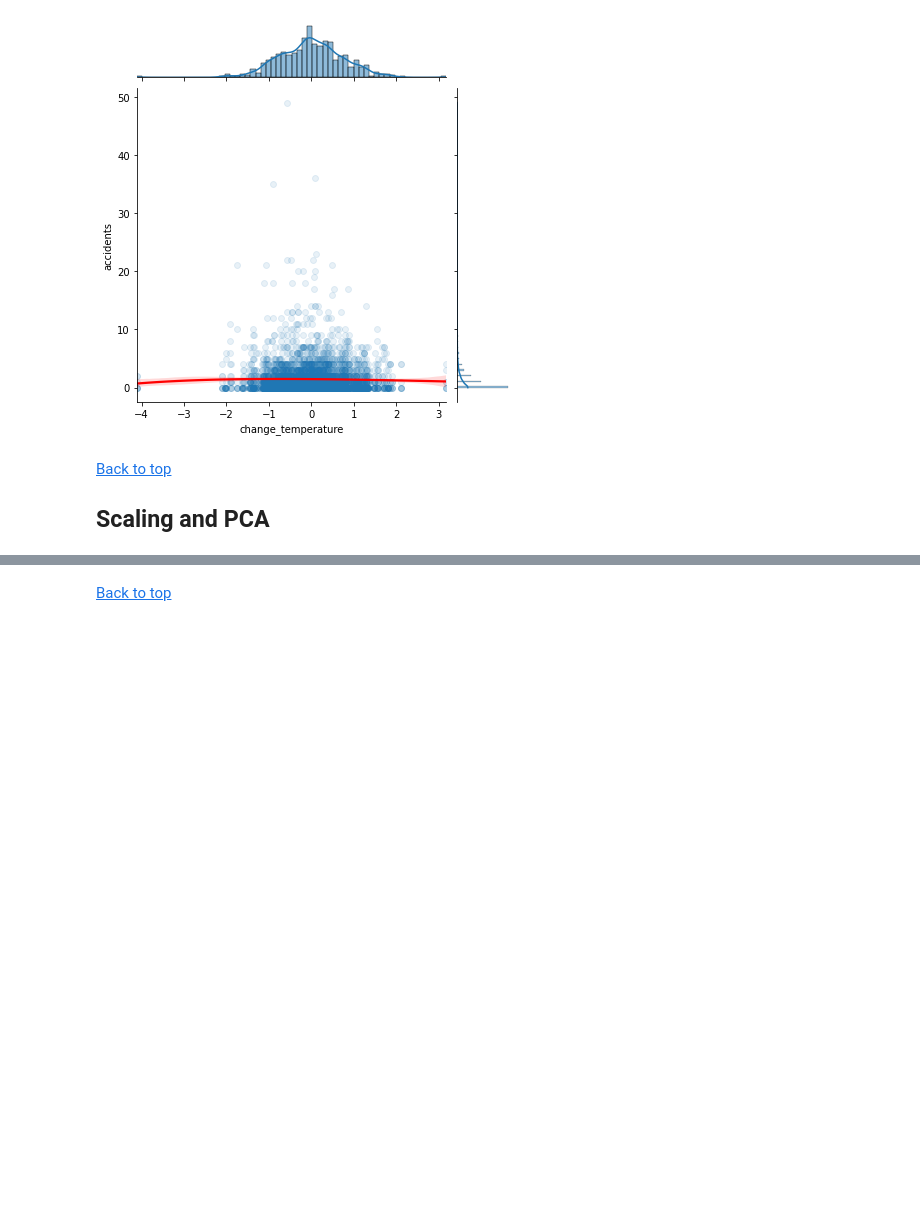
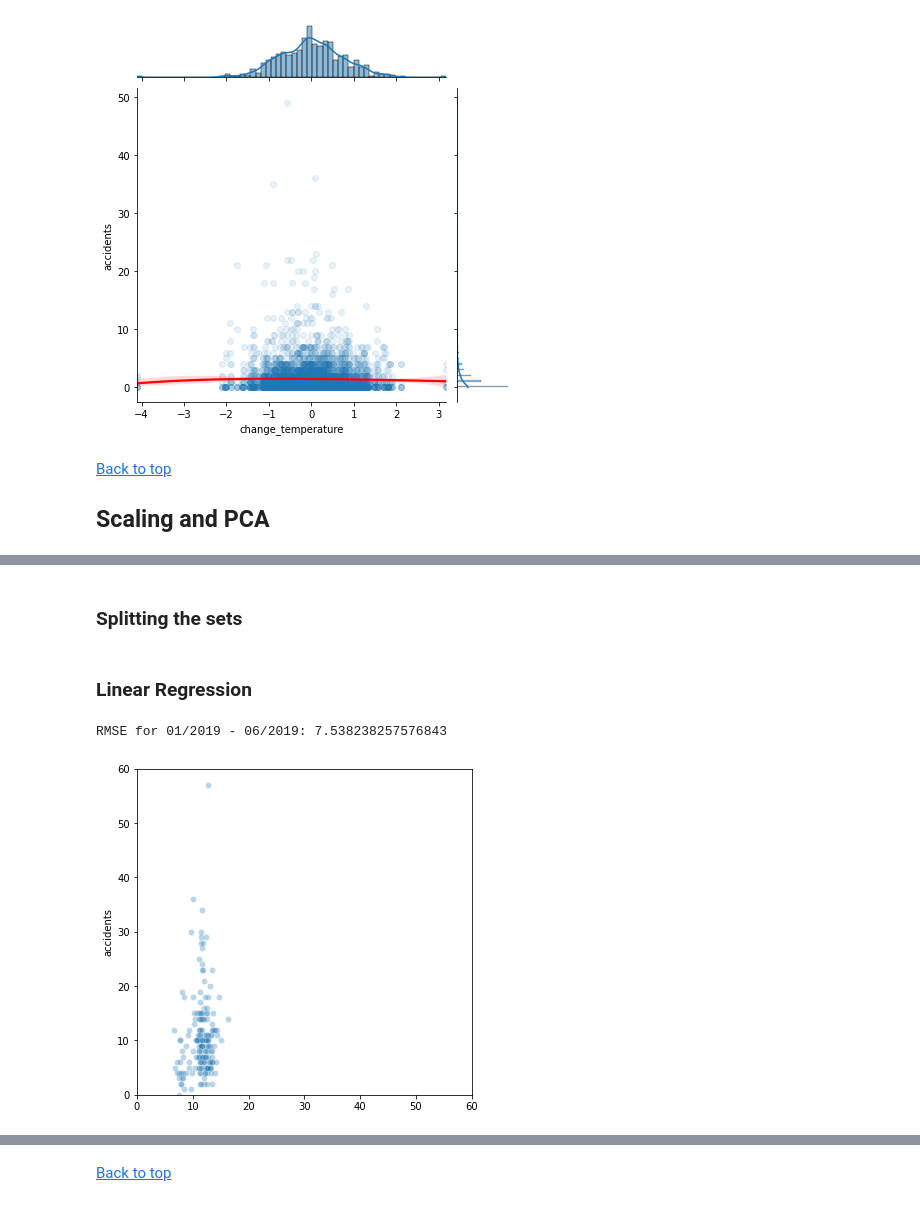
Before and after one commit to AndOleAnd/Capstone_N_A_P, a Jupyter notebook: Notebooks/Weather_EDA.ipynb, the cells around one changed output, grey strips where cells are left out. Saved outputs shown, nothing was run; the diff lists cells and outputs as text; code cells hidden in the pictures; blank space fills up the shorter version.

```diff
--- a/Notebooks/Weather_EDA.ipynb
+++ b/Notebooks/Weather_EDA.ipynb
@@ -456,0 +546,6 @@ X_pca = pca_decomposition.tranform(X_scaled)
+# %%
+# Adding column with 1 for sundays and holidays, 0 for working days
+df_combined_pca["sun_holiday"] = df_combined_pca["date"].apply(lambda x: 1 if (x.weekday() == 6) or (x in holidays.Kenya()) else 0)
+
+print(df_combined_pca.shape)
+df_combined_pca.head()
@@ -456,0 +560,28 @@ X_pca = pca_decomposition.tranform(X_scaled)
+# %% [markdown]
+### Splitting the sets
+# %%
+X_train = df_combined_pca[df_combined_pca["date"] < dt.date(2019, 7, 1)][[0, 1, 2, 3, 4, "sun_holiday"]]
+y_train = df_combined_pca[df_combined_pca["date"] < dt.date(2019, 7, 1)]["accidents"]
+
+X_test = df_combined_pca[(df_combined_pca["date"] >= dt.date(2019, 1, 1)) & (df_combined_pca["date"] < dt.date(2019, 7, 1))][[0, 1, 2, 3, 4, "sun_holiday"]]
+y_test = df_combined_pca[(df_combined_pca["date"] >= dt.date(2019, 1, 1)) & (df_combined_pca["date"] < dt.date(2019, 7, 1))]["accidents"]
+
+X_test2 = df_combined_pca[(df_combined_pca["date"] >= dt.date(2019, 1, 1)) & (df_combined_pca["date"] <= dt.date(2019, 12, 31))][[0, 1, 2, 3, 4, "sun_holiday"]]
+# %% [markdown]
+### Linear Regression
+# %%
+lin = LinearRegression()
+lin.fit(X_train, y_train)
+
+y_pred = lin.predict(X_test)
+y_pred2 = lin.predict(X_test2)
+
+print("RMSE for 01/2019 - 06/2019:", mean_squared_error(y_train[-181:], y_pred, squared=False))
+
+fig, ax = plt.subplots(figsize=(6, 6))
+sns.scatterplot(x=y_pred, y=y_test, alpha=0.3);
+ax.set_xlim(0, 60);
+ax.set_ylim(0, 60);
+# %% [output]
+RMSE for 01/2019 - 06/2019: 7.538238257576843
+[figure, added]
```
Also changed, not shown: parts of 47 cells of this notebook, 2 other files.
